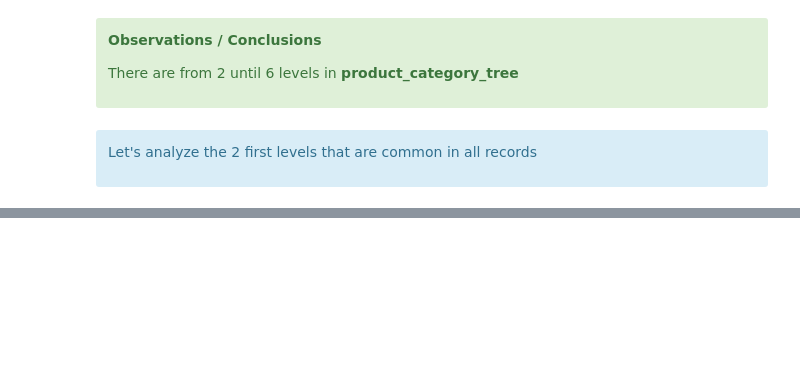
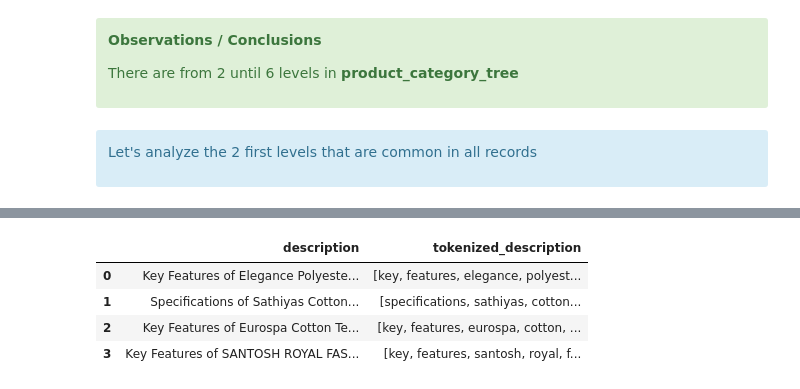
Before and after one commit to samirhinojosa/OC-P6-automatically-classify-consumer-goods, a Jupyter notebook: text_analysis_notebook.ipynb, the cells around one changed output, grey strips where cells are left out. Saved outputs shown, nothing was run; the diff lists cells and outputs as text; code cells hidden in the pictures; blank space fills up the shorter version.

Commit message:
starting the words normalization

```diff
--- a/text_analysis_notebook.ipynb
+++ b/text_analysis_notebook.ipynb
@@ -433,0 +441,5 @@ df_analysis(df_samir, "df_samir", type_analysis="complete")
+# %%
+text_columns = [
+    "product_name", "product_category_tree",
+    "description", "brand"
+]
@@ -433,0 +534,3 @@ df_analysis(df_samir, "df_samir", type_analysis="complete")
+# %%
+for col in text_columns:
+    df_data["tokenized_" + col] = df_data[col].apply(lambda x: normalization(x))
@@ -433,0 +543,13 @@ df_analysis(df_samir, "df_samir", type_analysis="complete")
+# %%
+pd.set_option("display.max_rows", None) # show full of showing rows
+pd.set_option("display.max_columns", None) # show full of showing cols
+pd.set_option("display.max_colwidth", None) # show full width of showing cols
+pd.set_option("display.float_format", lambda x: "%.5f" % x) # show full content in cell
+# %%
+df_data[["description", "tokenized_description"]].head(4)
+# %% [output]
+|  | description | tokenized_description |
+| 0 | Key Features of Elegance Polyeste... | [key, features, elegance, polyest... |
+| 1 | Specifications of Sathiyas Cotton... | [specifications, sathiyas, cotton... |
+| 2 | Key Features of Eurospa Cotton Te... | [key, features, eurospa, cotton, ... |
+| 3 | Key Features of SANTOSH ROYAL FAS... | [key, features, santosh, royal, f... |
```
Also changed, not shown: parts of 56 cells of this notebook, 1 other file.
